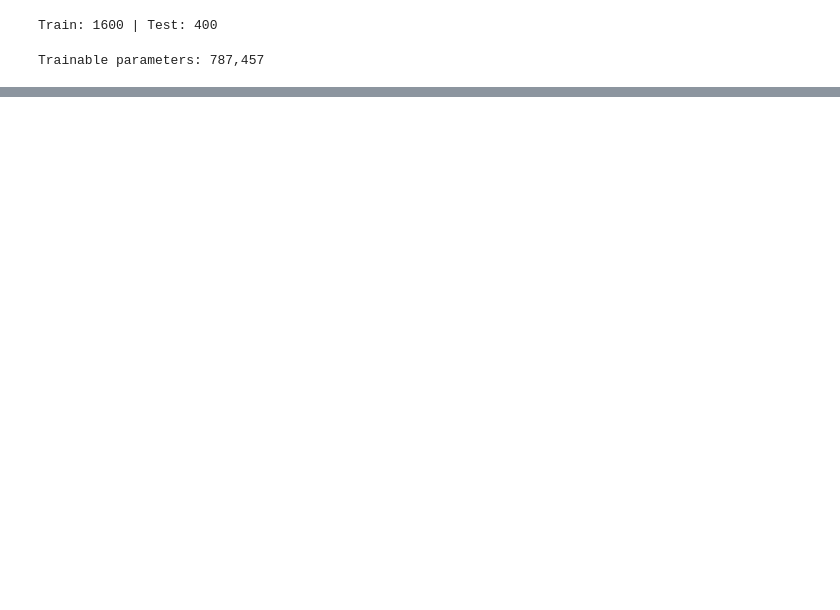
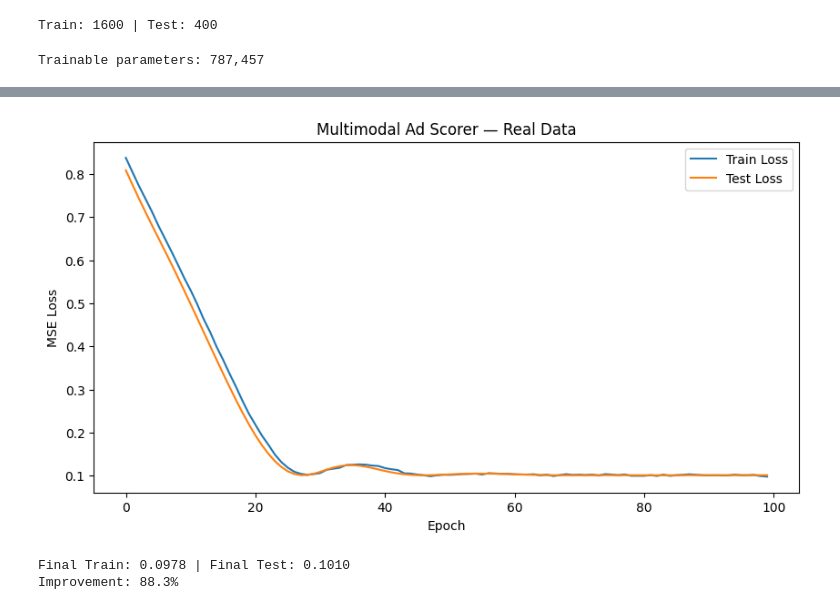
Before and after one commit to Yousufkhalid7/AdLens, a Jupyter notebook: notebooks/Enriched_data_pipeline.ipynb, the cells around one changed output, grey strips where cells are left out. Saved outputs shown, nothing was run; the diff lists cells and outputs as text; code cells hidden in the pictures; blank space fills up the shorter version.

Commit message:
Plot loss function with enriched data

```diff
--- a/notebooks/Enriched_data_pipeline.ipynb
+++ b/notebooks/Enriched_data_pipeline.ipynb
@@ -282,18 +290,18 @@ Trainable parameters: 787,457
 loss_fn   = nn.MSELoss()
 optimizer = torch.optim.Adam(fusion_model.parameters(), lr=1e-4)
 
-X_img_train_d  = X_img_train.to(device)
-X_text_train_d = X_text_train.to(device)
+x_img_train_d  = x_img_train.to(device)
+x_text_train_d = x_text_train.to(device)
 y_train_d      = y_train.to(device)
-X_img_test_d   = X_img_test.to(device)
-X_text_test_d  = X_text_test.to(device)
+x_img_test_d   = x_img_test.to(device)
+x_text_test_d  = x_text_test.to(device)
 y_test_d       = y_test.to(device)
 
 train_losses, test_losses = [], []
 
 for epoch in range(100):
     fusion_model.train()
-    preds = fusion_model(X_img_train_d, X_text_train_d)
+    preds = fusion_model(x_img_train_d, x_text_train_d)
     loss  = loss_fn(preds, y_train_d)
     optimizer.zero_grad()
     loss.backward()
@@ -301,7 +309,7 @@ for epoch in range(100):
 
     fusion_model.eval()
     with torch.no_grad():
-        test_loss = loss_fn(fusion_model(X_img_test_d, X_text_test_d), y_test_d)
+        test_loss = loss_fn(fusion_model(x_img_test_d, x_text_test_d), y_test_d)
 
     train_losses.append(loss.item())
     test_losses.append(test_loss.item())
@@ -310,0 +330,16 @@ for epoch in range(100):
+# %%
+plt.figure(figsize=(10,5))
+plt.plot(train_losses, label='Train Loss')
+plt.plot(test_losses,  label='Test Loss')
+plt.xlabel('Epoch')
+plt.ylabel('MSE Loss')
+plt.title('Multimodal Ad Scorer — Real Data')
+plt.legend()
+plt.show()
+
+print(f'Final Train: {train_losses[-1]:.4f} | Final Test: {test_losses[-1]:.4f}')
+print(f'Improvement: {(1 - train_losses[-1]/train_losses[0])*100:.1f}%')
+# %% [output]
+[figure, added]
+Final Train: 0.0978 | Final Test: 0.1010
+Improvement: 88.3%
```
Also changed, not shown: parts of 6 cells of this notebook.
